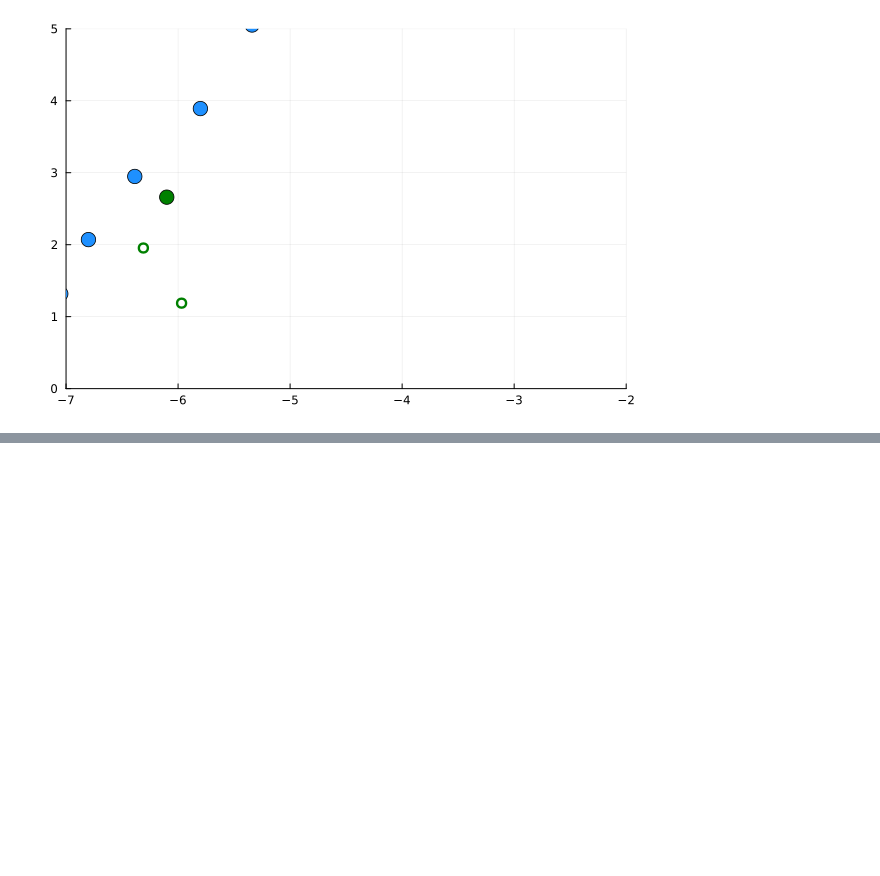
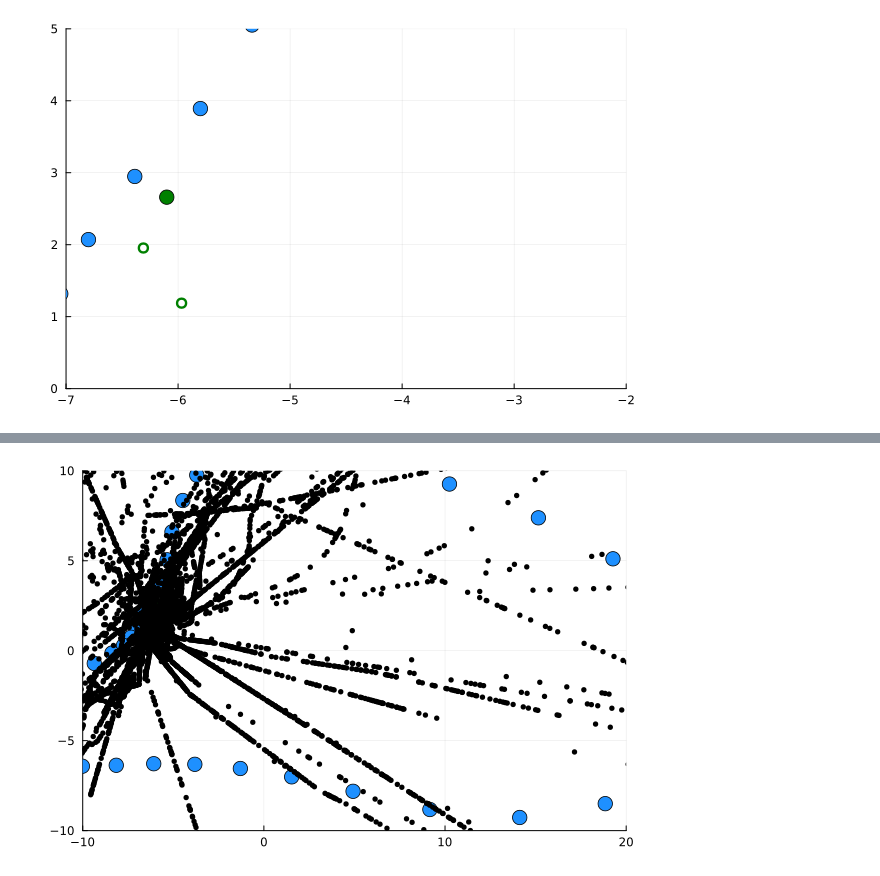
Before and after one commit to leisenmann2/SCYFI-speedup, a Jupyter notebook: example_cell.ipynb, the cells around one changed output, grey strips where cells are left out. Saved outputs shown, nothing was run; the diff lists cells and outputs as text; code cells hidden in the pictures; blank space fills up the shorter version.

```diff
--- a/example_cell.ipynb
+++ b/example_cell.ipynb
@@ -344,0 +414,6 @@ display(plo_zoom)
+# %%
+xlims!(plo,(-10,20))
+ylims!(plo,(-10,10))
+display(plo)
+# %% [output]
+[figure, added]
```
Also changed, not shown: parts of 8 cells of this notebook.
